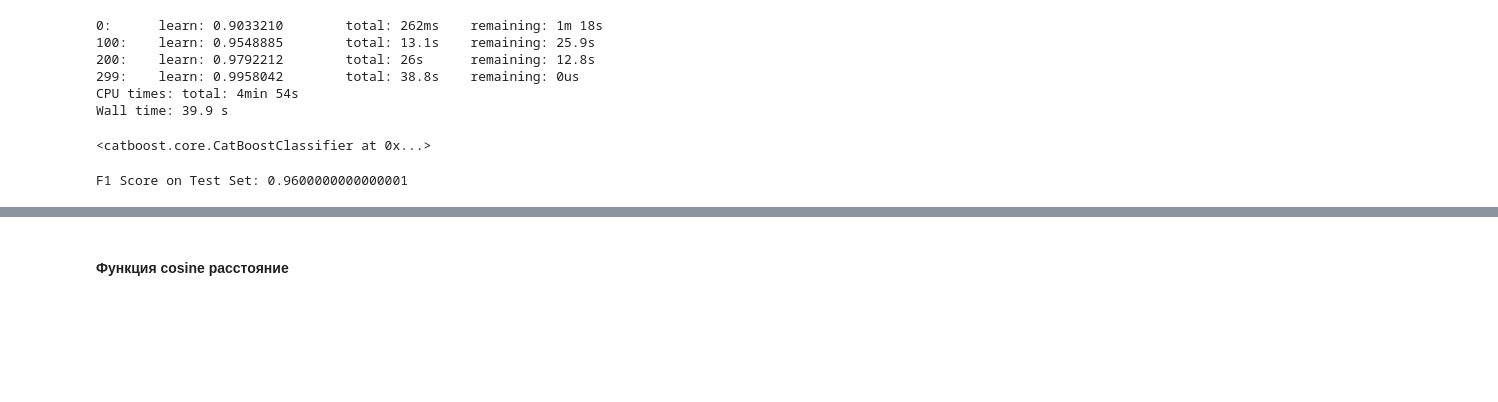
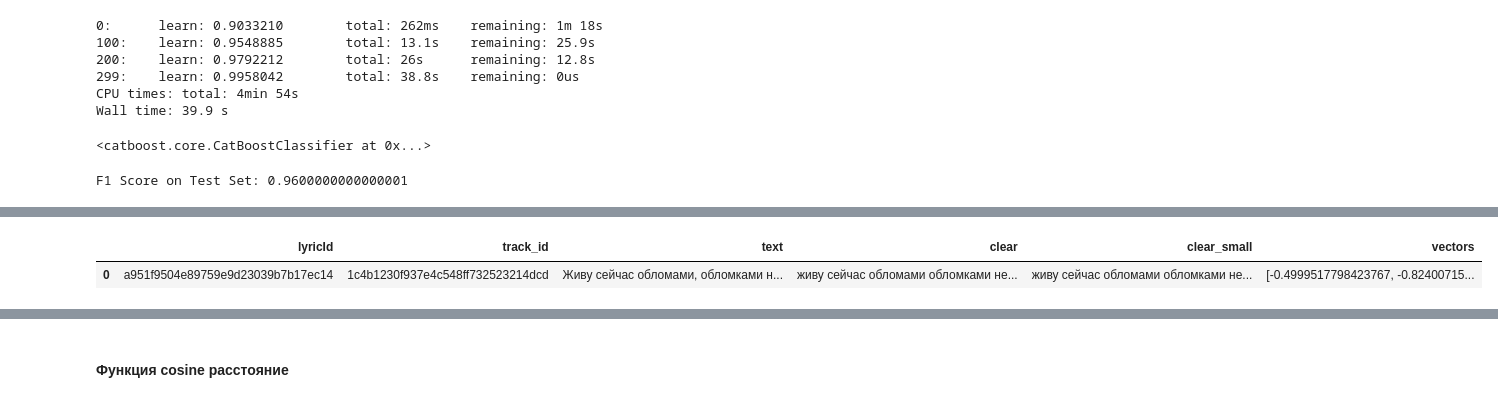
Before and after one commit to EkaterinaIII/Y_Music_NLP, a Jupyter notebook: y_music.ipynb, the cells around one changed output, grey strips where cells are left out. Cells and saved outputs as stored; diff of their text form; code cells hidden in the pictures; blank space fills up the shorter version.

```diff
--- a/y_music.ipynb
+++ b/y_music.ipynb
@@ -1443,0 +1357,7 @@ df_test.head(2)
+# %%
+#Загрузим из файла таблицу с векторизованными текстами
+vectors= pd.read_csv('vectors_2.csv')
+vectors.head(1)
+# %% [output]
+|  | lyricId | track_id | text | clear | clear_small | vectors |
+| 0 | a951f9504e89759e9d23039b7b17ec14 | 1c4b1230f937e4c548ff732523214dcd | Живу сейчас обломами, обломками н... | живу сейчас обломами обломками не... | живу сейчас обломами обломками не... | [-0.4999517798423767, -0.82400715... |
```
Also changed, not shown: parts of 78 cells of this notebook.
